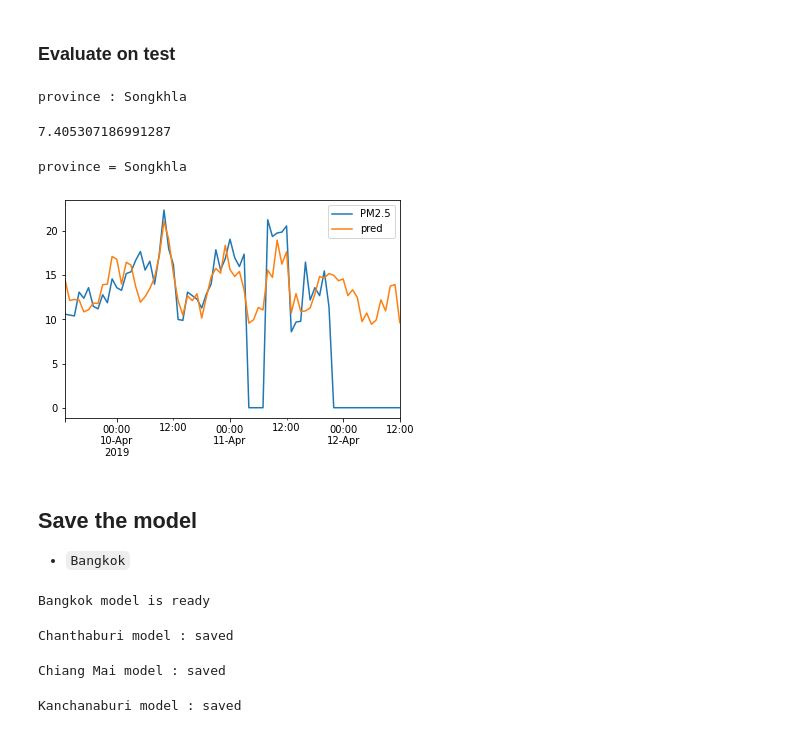
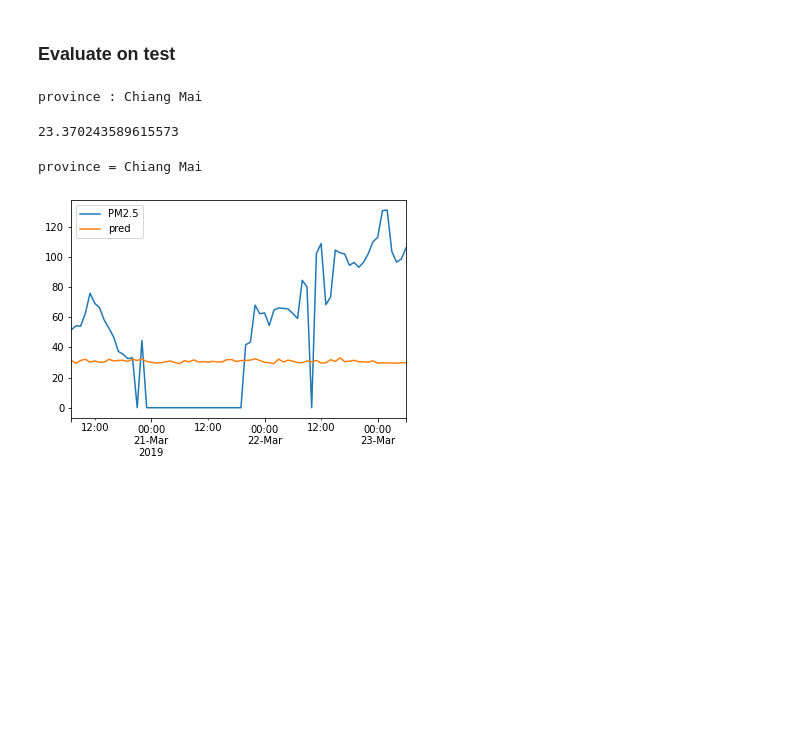
Before and after one commit to samsatp/PM25-DataScience-TermProject, a Jupyter notebook: 5. models_playground.ipynb, the cells around one changed output. Saved outputs shown, nothing was run; the diff lists cells and outputs as text; code cells hidden in the pictures; blank space fills up the shorter version.

Commit message:
Imputed by 0, couple models

```diff
--- a/5. models_playground.ipynb
+++ b/5. models_playground.ipynb
@@ -128,4 +112,4 @@ x_['Songkhla']['Test'].shape
 # %%
-province = 'Songkhla'
-x_feed, y_feed = x_[province]['Test'], y_[province]['Test']
-history = model.fit(x_feed, y_feed, epochs=50, batch_size=32)
+province = 'Chiang Mai'
+x_feed, y_feed = x_[province]['Train'], y_[province]['Train']
+x_eval, y_eval = x_[province]['Test'], y_[province]['Test']
@@ -149,0 +127,19 @@ Epoch 50/50
+# %%
+model.compile(optimizer=tf.keras.optimizers.Adamax(), loss='mse')
+
+# TensorBoard
+run_id = time.strftime("run_%Y_%m_%d-%H_%M_%S")
+run_log_dir = "./my_logs/"+run_id
+tensorboard_cb = tf.keras.callbacks.TensorBoard(run_log_dir)
+
+# Early stopping
+early_stop = tf.keras.callbacks.EarlyStopping(monitor='val_loss', min_delta=0.0001,
+                        patience=10, restore_best_weights=True)
+# Nan stopping
+nan_stop = tf.keras.callbacks.TerminateOnNaN()
+
+history = model.fit(x_feed, y_feed, validation_data=(x_eval, y_eval),
+                    epochs=50, batch_size=32,
+                    callbacks=[tensorboard_cb, early_stop, nan_stop])
+
+# tensorboard --logdir=.\my_logs --port=6006
@@ -149,0 +164,4 @@ Epoch 50/50
+# %%
+model.fit(x_feed, y_feed, validation_data=(x_eval, y_eval),
+                    epochs=50, batch_size=32,
+                    callbacks=[tensorboard_cb, early_stop, nan_stop])
@@ -161,54 +198,23 @@ model.evaluate(x_feed, y_feed)
 # %%
 from sklearn.metrics import mean_squared_error as mse
-pred = model(x_feed)
+pred = model(x_eval)
 rmse = []
 print('province :', province)
 for i in range(len(pred)):
     p = y_test_scalers[province].inverse_transform(pred[i].numpy().reshape((-1,1)))
-    y_t = y_test_scalers[province].inverse_transform(y_feed[i].reshape((-1,1)))
+    y_t = y_test_scalers[province].inverse_transform(y_eval[i].reshape((-1,1)))
     rmse.append(np.sqrt(mse(p, y_t)))
 np.mean(rmse)
 # %% [output]
-province : Songkhla
+province : Chiang Mai
-7.405307186991287
+23.370243589615573
 # %%
-i = 88
+i = 7
 print('province =',province)
 h = y_test_scalers[province].inverse_transform(pred[i].numpy().reshape((-1,1)))
 k = Y_test[province][i].copy()
 k['pred'] = h
 k.plot();
 # %% [output]
-province = Songkhla
+province = Chiang Mai
-[figure, old version]
+[figure, new version]
-# %% [markdown]
-## Save the model
-- `Bangkok`
-# %%
-if not os.path.exists("./Models/Bangkok.h5"):
-    model.save("./Models/Bangkok.h5")
-    print("Bangkok model : saved")
-else: print("Bangkok model is ready")
-# %% [output]
-Bangkok model is ready
-# %%
-if not os.path.exists("./Models/Chanthaburi.h5"):
-    model.save("./Models/Chanthaburi.h5")
-    print("Chanthaburi model : saved")
-else: print("Chanthaburi model is ready")
-# %% [output]
-Chanthaburi model : saved
-# %%
-if not os.path.exists("./Models/Chiang Mai.h5"):
-    model.save("./Models/Chiang Mai.h5")
-    print("Chiang Mai model : saved")
-else: print("Chiang Mai model is ready")
-# %% [output]
-Chiang Mai model : saved
-# %%
-if not os.path.exists("./Models/Kanchanaburi.h5"):
-    model.save("./Models/Kanchanaburi.h5")
-    print("Kanchanaburi model : saved")
-else: print("Kanchanaburi model is ready")
-# %% [output]
-Kanchanaburi model : saved
```
Also changed, not shown: parts of 24 cells of this notebook, 44 other files.
